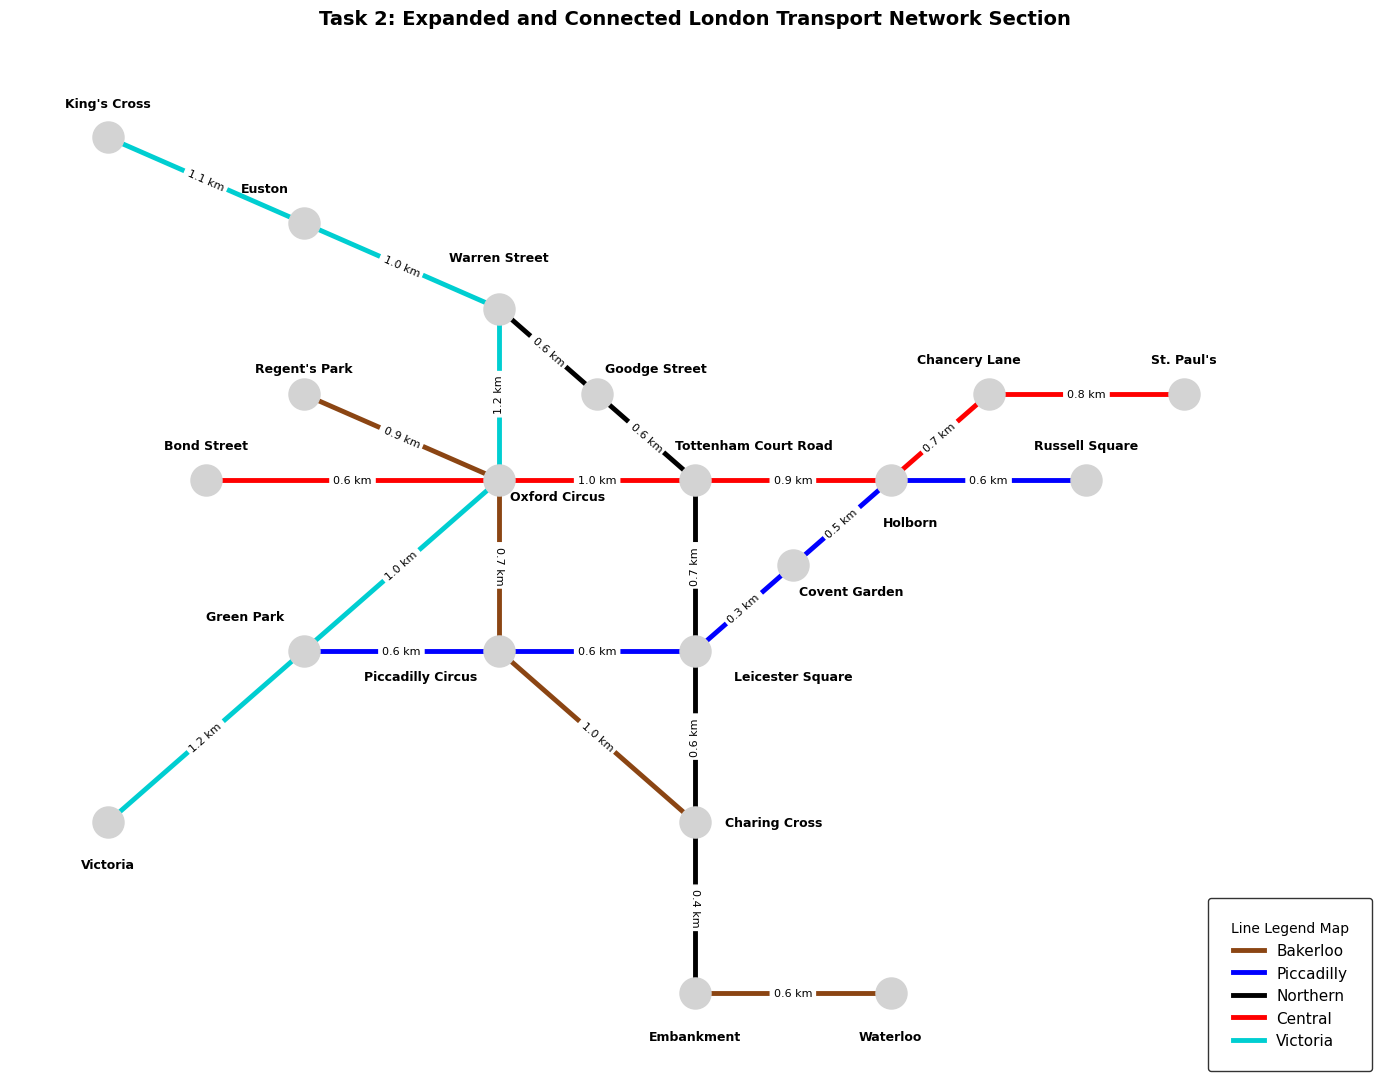
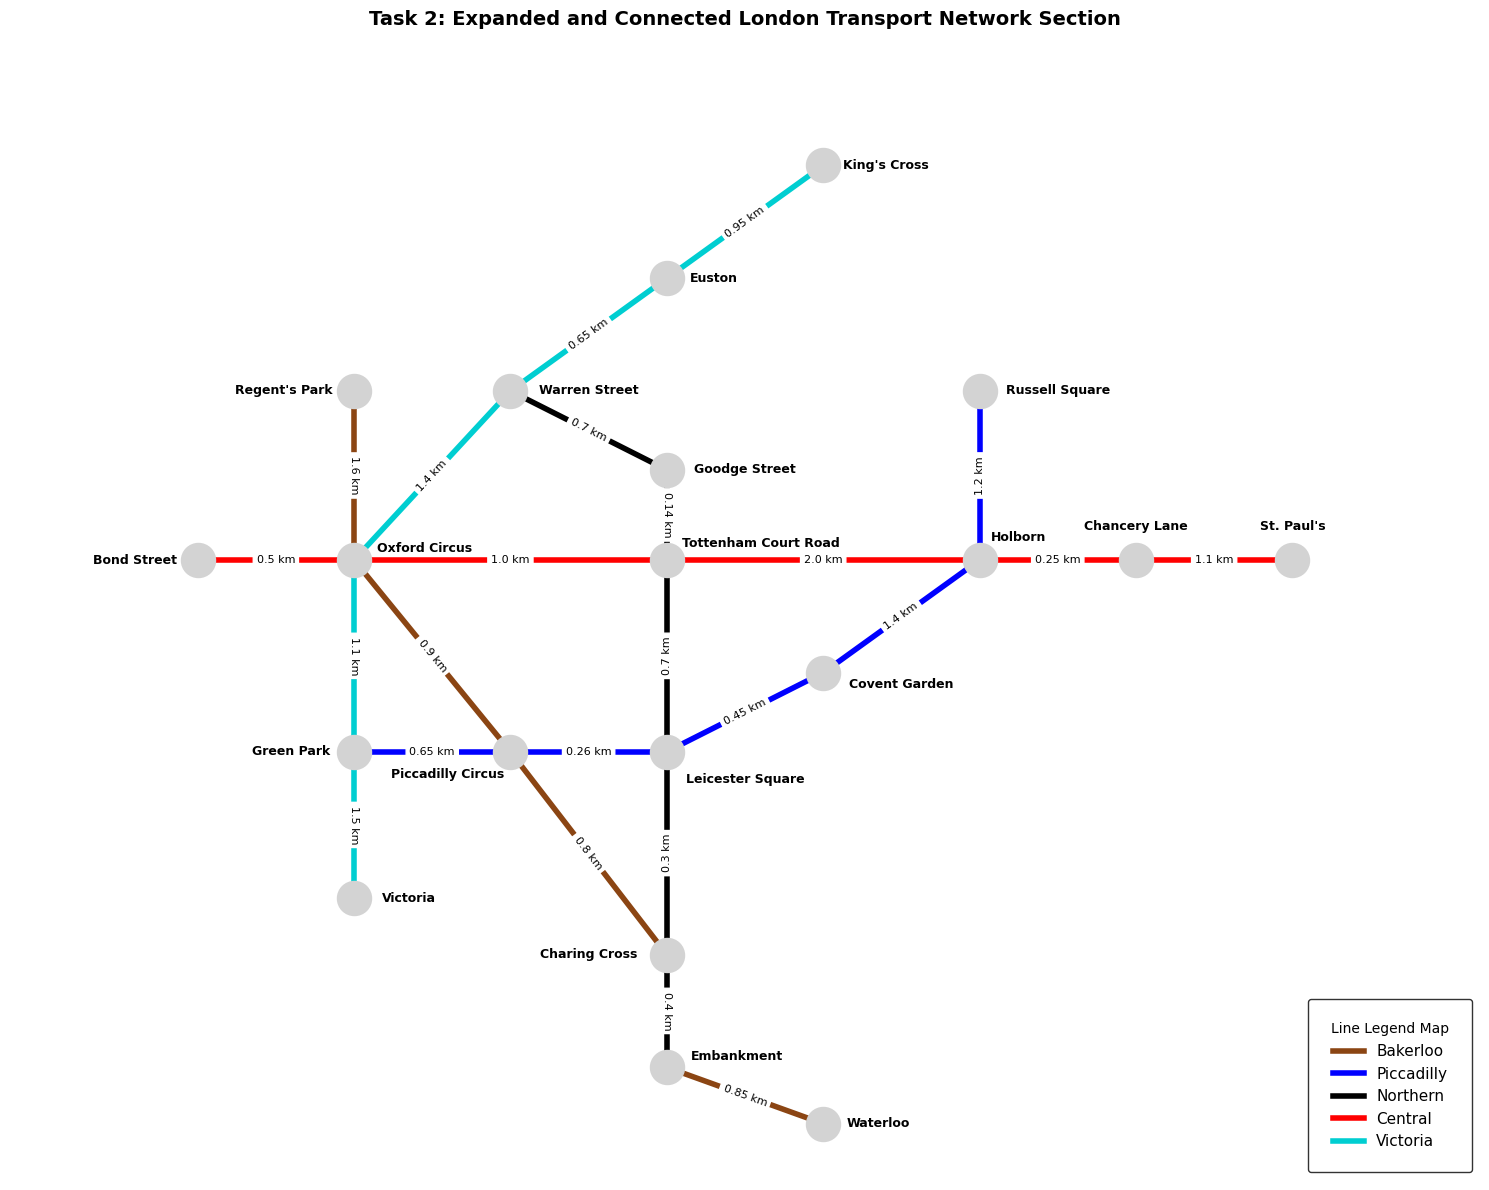
Unified diff of the notebook cell whose output changed from the first chart to the second:
--- before
+++ after
@@ -1,8 +1,23 @@
 network_data = [
-    ('Bakerloo', 'saddlebrown', [('Regent\'s Park', 0.9), ('Oxford Circus', 0.7), ('Piccadilly Circus', 1.0), ('Charing Cross', 0.4), ('Embankment', 0.6), ('Waterloo', 0.0)]),
-    ('Piccadilly', 'blue', [('Green Park', 0.6), ('Piccadilly Circus', 0.6), ('Leicester Square', 0.3), ('Covent Garden', 0.5), ('Holborn', 0.6), ('Russell Square', 0.0)]),
-    ('Northern', 'black', [('Warren Street', 0.6), ('Goodge Street', 0.6), ('Tottenham Court Road', 0.7), ('Leicester Square', 0.6), ('Charing Cross', 0.4), ('Embankment', 0.0)]),
-    ('Central', 'red', [('Bond Street', 0.6), ('Oxford Circus', 1.0), ('Tottenham Court Road', 0.9), ('Holborn', 0.7), ('Chancery Lane', 0.8), ('St. Paul\'s', 0.0)]),
-    ('Victoria', 'darkturquoise', [('Victoria', 1.2), ('Green Park', 1.0), ('Oxford Circus', 1.2), ('Warren Street', 1.0), ('Euston', 1.1), ('King\'s Cross', 0.0)])
+    ('Bakerloo', 'saddlebrown', [
+        ("Regent's Park", 1.6), ('Oxford Circus', 0.9), ('Piccadilly Circus', 0.8), 
+        ('Charing Cross', 0.2), ('Embankment', 0.85), ('Waterloo', 0.0)
+    ]),
+    ('Piccadilly', 'blue', [
+        ('Green Park', 0.65), ('Piccadilly Circus', 0.26), ('Leicester Square', 0.45), 
+        ('Covent Garden', 1.4), ('Holborn', 1.2), ('Russell Square', 0.0)
+    ]),
+    ('Northern', 'black', [
+        ('Warren Street', 0.7), ('Goodge Street', 0.14), ('Tottenham Court Road', 0.7), 
+        ('Leicester Square', 0.3), ('Charing Cross', 0.4), ('Embankment', 0.0)
+    ]),
+    ('Central', 'red', [
+        ('Bond Street', 0.5), ('Oxford Circus', 1.0), ('Tottenham Court Road', 2.0), 
+        ('Holborn', 0.25), ('Chancery Lane', 1.1), ('St. Paul\'s', 0.0)
+    ]),
+    ('Victoria', 'darkturquoise', [
+        ('Victoria', 1.5), ('Green Park', 1.1), ('Oxford Circus', 1.4), 
+        ('Warren Street', 0.65), ('Euston', 0.95), ('King\'s Cross', 0.0)
+    ])
 ]
 
@@ -13,34 +28,55 @@
 
 pos_t2 = {
-    'Oxford Circus': (3.0, 4.0), 'Piccadilly Circus': (3.0, 3.0), 
-    'Leicester Square': (4.0, 3.0), 'Charing Cross': (4.0, 2.0),
-    'Tottenham Court Road': (4.0, 4.0), 'Holborn': (5.0, 4.0),
-    'Warren Street': (3.0, 5.0), 'Green Park': (2.0, 3.0), 'Embankment': (4.0, 1.0),
-    'Regent\'s Park': (2.0, 4.5), 'Waterloo': (5.0, 1.0),
-    'Covent Garden': (4.5, 3.5), 'Russell Square': (6.0, 4.0),
-    'Goodge Street': (3.5, 4.5), 'Bond Street': (1.5, 4.0), 
-    'Chancery Lane': (5.5, 4.5), 'St. Paul\'s': (6.5, 4.5),
-    'Victoria': (1.0, 2.0), 'Euston': (2.0, 5.5), 'King\'s Cross': (1.0, 6.0)
+    'Oxford Circus': (1.0, 4.0),
+    'Piccadilly Circus': (2.0, 2.3),
+    'Charing Cross': (3.0, 0.5),
+    'Leicester Square': (3.0, 2.3),
+    'Covent Garden': (4.0, 3.0),
+
+    'Regent\'s Park': (1.0, 5.5),
+    'Embankment': (3.0, -0.5),
+    'Waterloo': (4.0, -1.0),
+    'Green Park': (1.0, 2.3),
+    'Holborn': (5.0, 4.0),
+    'Russell Square': (5.0, 5.5),
+    'Warren Street': (2.0, 5.5),
+    'Goodge Street': (3.0, 4.8),
+    'Tottenham Court Road': (3.0, 4.0),
+    'Bond Street': (0.0, 4.0),
+    'Chancery Lane': (6.0, 4.0),
+    'St. Paul\'s': (7.0, 4.0),
+    'Victoria': (1.0, 1.0),
+    'Euston': (3.0, 6.5),
+    'King\'s Cross': (4.0, 7.5)
 }
 
 label_offsets_t2 = {
-    'Oxford Circus': (3.3, 3.9), 'Piccadilly Circus': (2.6, 2.85), 
-    'Leicester Square': (4.5, 2.85), 'Charing Cross': (4.4, 2.0),
-    'Tottenham Court Road': (4.3, 4.2), 'Holborn': (5.1, 3.75),
-    'Warren Street': (3.0, 5.3), 'Green Park': (1.7, 3.2), 
-    'Embankment': (4.0, 0.75), 'Regent\'s Park': (2.0, 4.65), 
-    'Waterloo': (5.0, 0.75), 'Covent Garden': (4.8, 3.35), 
-    'Russell Square': (6.0, 4.2), 'Goodge Street': (3.8, 4.65),
-    'Bond Street': (1.5, 4.2), 'Chancery Lane': (5.4, 4.7), 
-    'St. Paul\'s': (6.5, 4.7), 'Victoria': (1.0, 1.75), 
-    'Euston': (1.8, 5.7), 'King\'s Cross': (1.0, 6.2)
+    'Oxford Circus': (1.45, 4.1),
+    'Piccadilly Circus': (1.6, 2.1),
+    'Charing Cross': (2.5, 0.5),
+    'Leicester Square': (3.5, 2.05),
+    'Covent Garden': (4.5, 2.9),
+    'Regent\'s Park': (0.55, 5.5),
+    'Embankment': (3.45, -0.4),
+    'Waterloo': (4.35, -1.0),
+    'Green Park': (0.6, 2.3),
+    'Holborn': (5.25, 4.2),
+    'Russell Square': (5.5, 5.5),
+    'Warren Street': (2.5, 5.5),
+    'Goodge Street': (3.5, 4.8),
+    'Tottenham Court Road': (3.6, 4.15),
+    'Bond Street': (-0.4, 4.0),
+    'Chancery Lane': (6.0, 4.3),
+    'St. Paul\'s': (7.0, 4.3),
+    'Victoria': (1.35, 1.0),
+    'Euston': (3.3, 6.5),
+    'King\'s Cross': (4.4, 7.5)
 }
 
-plt.figure(figsize=(14, 11))
+plt.figure(figsize=(15, 12))
 colors2 = [G2[u][v]['color'] for u, v in G2.edges()]
 
-nx.draw_networkx_nodes(G2, pos_t2, node_color='lightgray', node_size=500)
-nx.draw_networkx_edges(G2, pos_t2, edge_color=colors2, width=3.5)
-
+nx.draw_networkx_nodes(G2, pos_t2, node_color='lightgray', node_size=600)
+nx.draw_networkx_edges(G2, pos_t2, edge_color=colors2, width=4)
 nx.draw_networkx_labels(G2, label_offsets_t2, font_size=9, font_weight='bold')
 
@@ -49,10 +85,10 @@
 
 for line, color, _ in network_data:
-    plt.plot([], [], color=color, label=line, linewidth=3.5)
+    plt.plot([], [], color=color, label=line, linewidth=4)
 plt.legend(title="Line Legend Map", loc='lower right', borderpad=1.5, edgecolor='black', fontsize=11)
 
 plt.title("Task 2: Expanded and Connected London Transport Network Section", fontsize=14, fontweight='bold', pad=20)
-plt.xlim(0.5, 7.5)
-plt.ylim(0.5, 6.5)
+plt.xlim(-1.2, 8.2)
+plt.ylim(-1.5, 8.5)
 plt.axis('off')
 plt.tight_layout()

Commit: Add files via upload